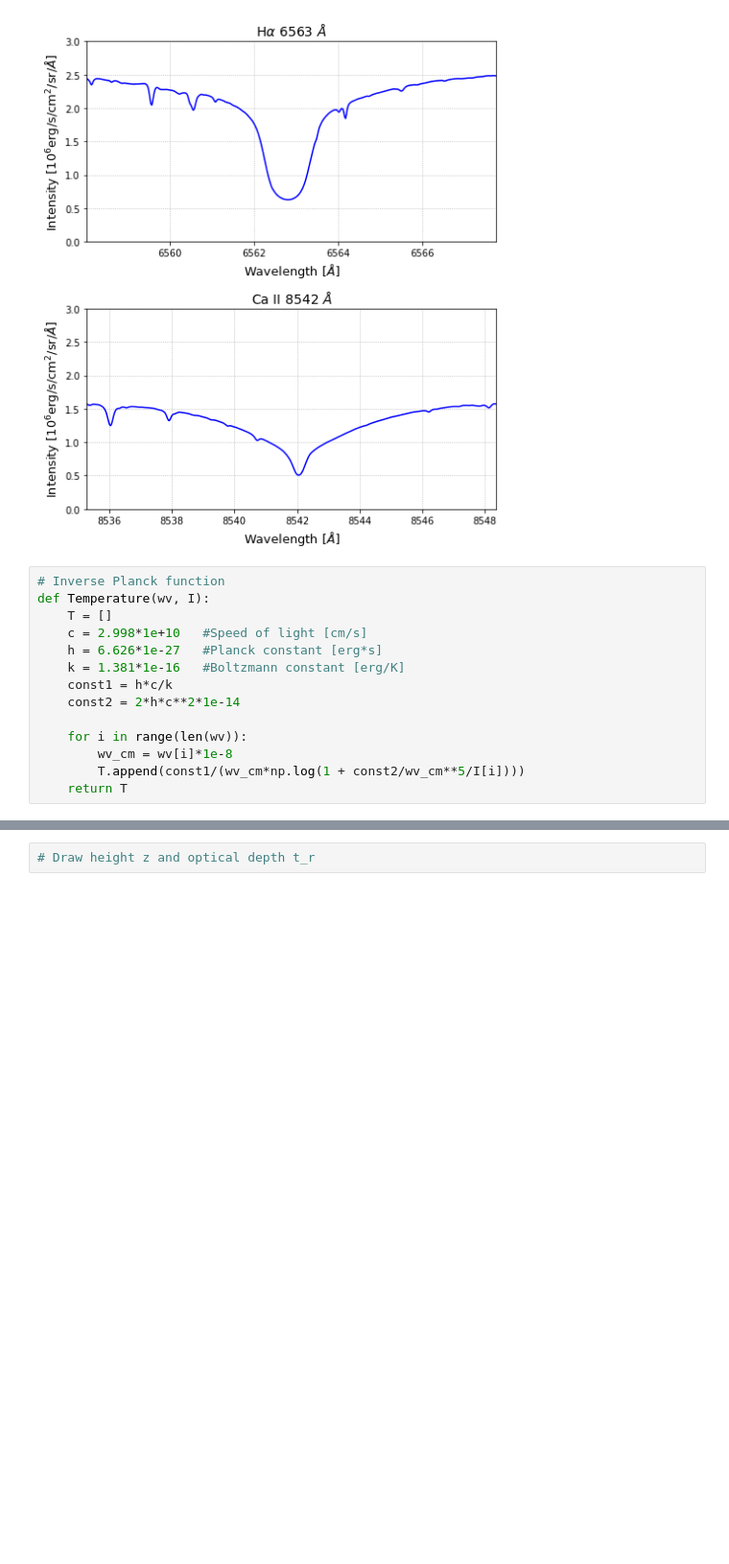
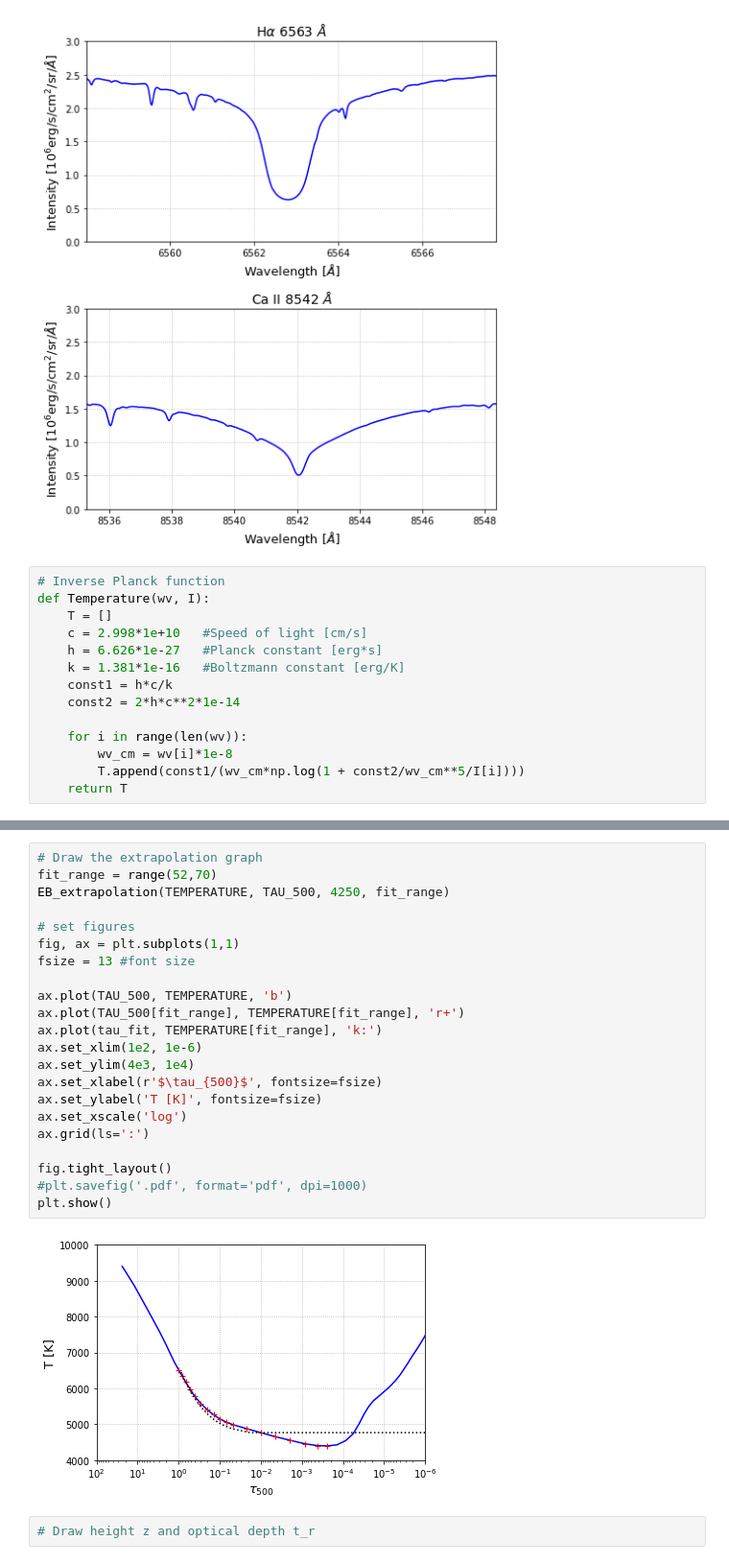
Before and after one commit to guidesk/lab2, a Jupyter notebook: lab_project_2.ipynb, the cells around one changed output, grey strips where cells are left out. Shown: that part at 96% size. Saved outputs shown, nothing was run; the diff lists cells and outputs as text; blank space fills up the shorter version.

```diff
--- a/lab_project_2.ipynb
+++ b/lab_project_2.ipynb
@@ -275,3 +299,27 @@ plt.show()
+# %%
+# Draw the extrapolation graph
+fit_range = range(52,70)
+EB_extrapolation(TEMPERATURE, TAU_500, 4250, fit_range)
+
+# set figures
+fig, ax = plt.subplots(1,1)
+fsize = 13 #font size
+
+ax.plot(TAU_500, TEMPERATURE, 'b')
+ax.plot(TAU_500[fit_range], TEMPERATURE[fit_range], 'r+')
+ax.plot(tau_fit, TEMPERATURE[fit_range], 'k:')
+ax.set_xlim(1e2, 1e-6)
+ax.set_ylim(4e3, 1e4)
+ax.set_xlabel(r'$\tau_{500}$', fontsize=fsize)
+ax.set_ylabel('T [K]', fontsize=fsize)
+ax.set_xscale('log')
+ax.grid(ls=':')
+
+fig.tight_layout()
+#plt.savefig('.pdf', format='pdf', dpi=1000)
+plt.show()
+# %% [output]
+[figure, added]
 # %%
 # Draw height z and optical depth t_r
 # %%
```
Also changed, not shown: parts of 4 cells of this notebook.
